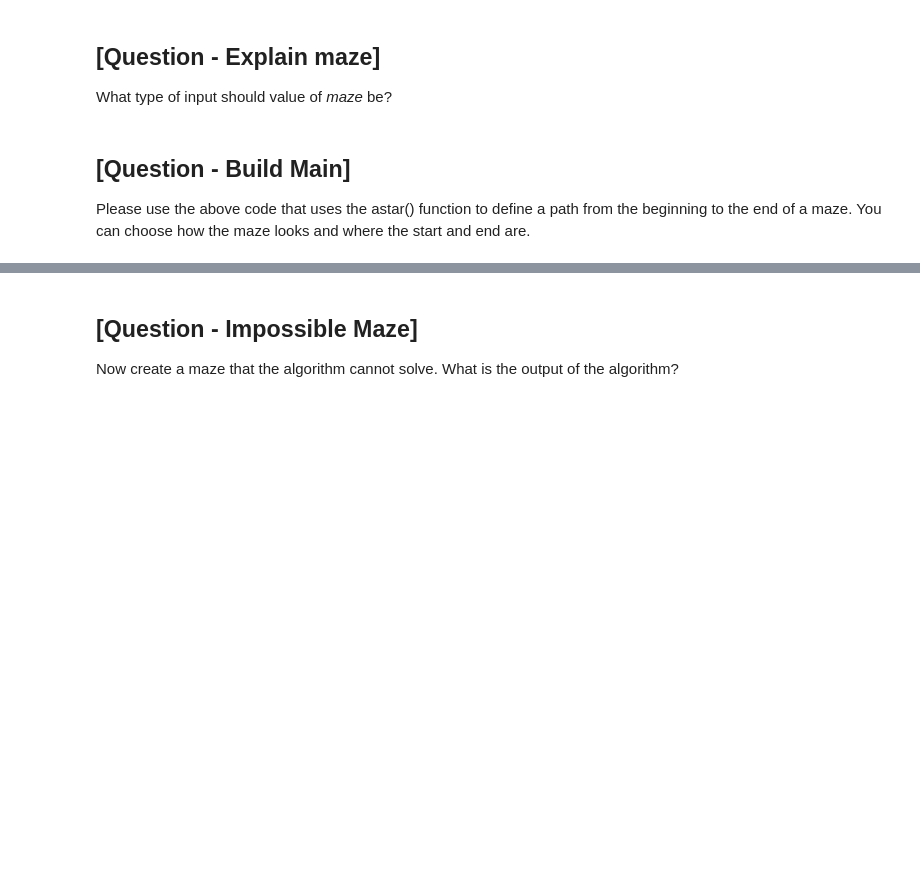
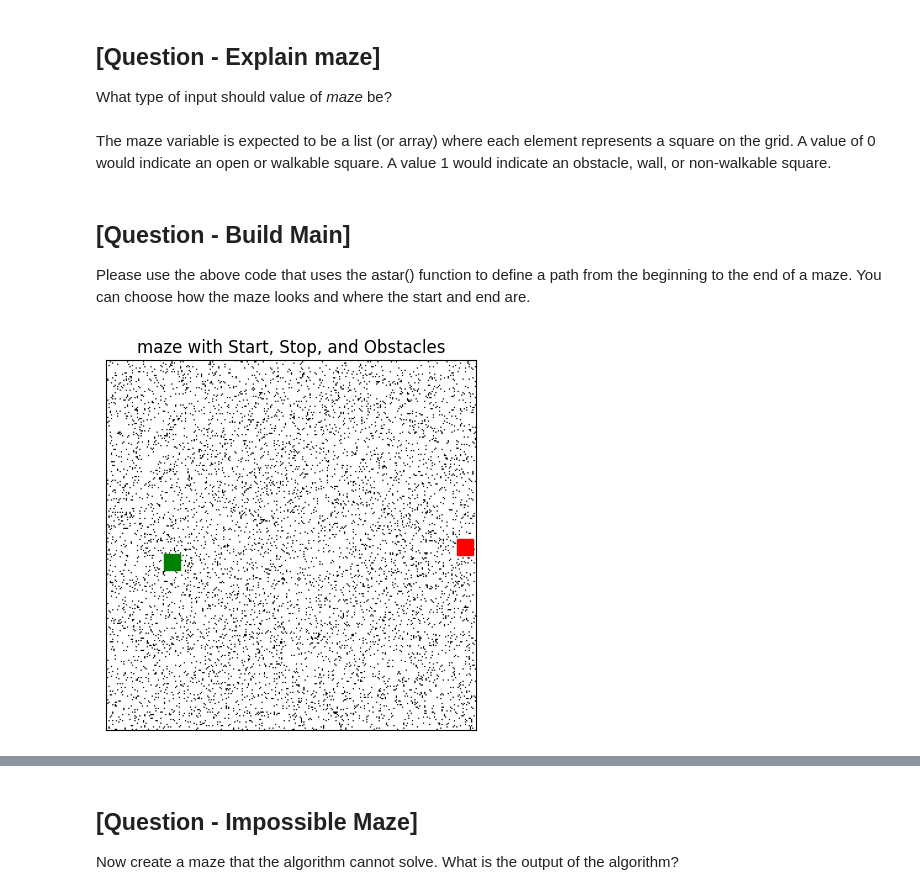
Before and after one commit to momova97/EAI6000, a Jupyter notebook: eai6000_m02_hw - bugfix.ipynb, the cells around one changed output, grey strips where cells are left out. Saved outputs shown, nothing was run; the diff lists cells and outputs as text; code cells hidden in the pictures; blank space fills up the shorter version.

```diff
--- a/eai6000_m02_hw - bugfix.ipynb
+++ b/eai6000_m02_hw - bugfix.ipynb
@@ -115,6 +124,10 @@ def astar(maze, start, end):
 # %% [markdown]
 ## [Question - Explain maze]
 What type of input should value of *maze* be?
+# %% [markdown]
+
+The maze variable is expected to be a list (or array) where each element represents a square on the grid. A value of 0 would indicate an open or walkable square.
+A value 1 would indicate an obstacle, wall, or non-walkable square.
 # %% [markdown]
 ## [Question - Build Main]
 Please use the above code that uses the astar() function to define a path from the beginning to the end of a maze. You can choose how the maze looks and where the start and end are.
@@ -122,0 +134,41 @@ Please use the above code that uses the astar() function to define a path from t
+# %%
+import random
+import matplotlib.pyplot as plt
+import numpy as np
+
+GRID_SIZE = 300  # Define the dimensions of the grid
+maze = np.zeros((GRID_SIZE, GRID_SIZE))
+
+# Randomize the start and stop nodes
+start = (random.randint(0, GRID_SIZE - 1), random.randint(0, GRID_SIZE - 1))
+stop = (random.randint(0, GRID_SIZE - 1), random.randint(0, GRID_SIZE - 1))
+
+# Ensure that the start and stop nodes are not the same
+while start == stop:
+    stop = (random.randint(0, GRID_SIZE - 1), random.randint(0, GRID_SIZE - 1))
+
+# Generate Obstacle Count
+# The number of obstacles is a random integer between 5% to 10% of the total grid squares.
+num_obstacles = random.randint(GRID_SIZE * GRID_SIZE // 20, GRID_SIZE * GRID_SIZE // 10)
+
+
+# Populate grid with obstacles represented by 1
+for _ in range(num_obstacles):
+    obstacle = (np.random.randint(0, GRID_SIZE), np.random.randint(0, GRID_SIZE))
+    # Ensure obstacle does not overlap with start or stop nodes
+    while obstacle == start or obstacle == stop:
+        obstacle = (np.random.randint(0, GRID_SIZE), np.random.randint(0, GRID_SIZE))
+    maze[obstacle] = 1
+
+maze_1 = maze.copy()
+# Draw the grid
+plt.imshow(maze, cmap='binary')
+plt.title('maze with Start, Stop, and Obstacles')
+# Draw the start and stop nodes as red and green squares respectively
+plt.plot(start[1], start[0], 'rs', markersize=12)
+plt.plot(stop[1], stop[0], 'gs', markersize=12)
+plt.xticks([])  # remove x-axis ticks and labels
+plt.yticks([])  # remove y-axis ticks and labels
+plt.show()
+# %% [output]
+[figure, added]
```
Also changed, not shown: parts of 11 cells of this notebook, 1 other file.
